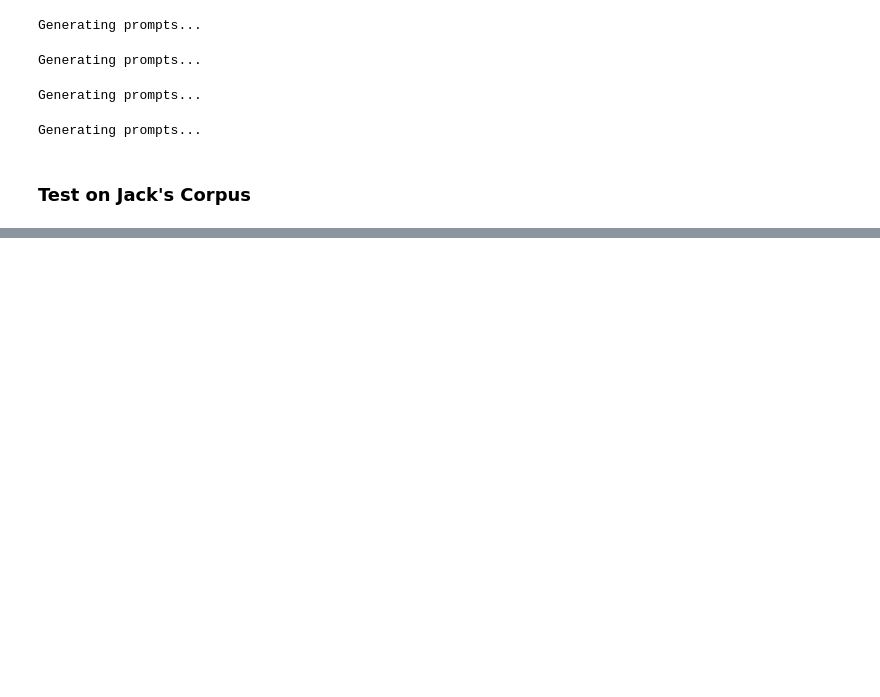
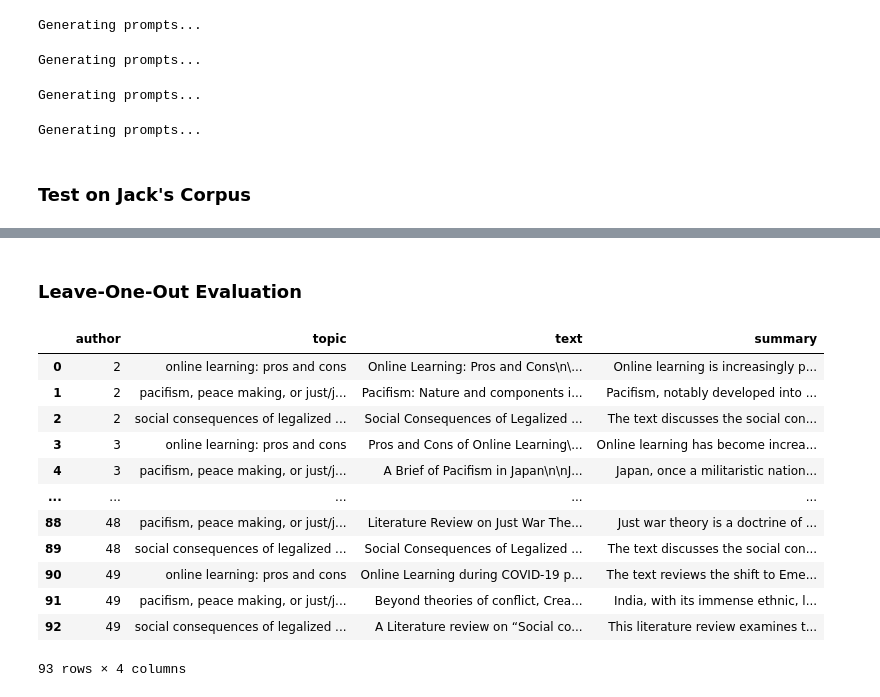
Before and after one commit to jaaack-wang/personalizedWriting, a Jupyter notebook: notebooks/follow_up_LLM_writing_prompts.ipynb, the cells around one changed output, grey strips where cells are left out. Drawn from its saved outputs; the diff is of its cells as text; code cells hidden in the pictures; blank space fills up the shorter version.

```diff
--- a/notebooks/follow_up_LLM_writing_prompts.ipynb
+++ b/notebooks/follow_up_LLM_writing_prompts.ipynb
@@ -534,0 +597,2 @@ Generating prompts...
+# %% [markdown]
+### Leave-One-Out Evaluation
@@ -534,0 +603,19 @@ Generating prompts...
+# %%
+import pandas as pd
+
+df = pd.read_csv("dataset_followup/literatureReviews.csv")
+df
+# %% [output]
+|  | author | topic | text | summary |
+| 0 | 2 | online learning: pros and cons | Online Learning: Pros and Cons\n\... | Online learning is increasingly p... |
+| 1 | 2 | pacifism, peace making, or just/j... | Pacifism: Nature and components i... | Pacifism, notably developed into ... |
+| 2 | 2 | social consequences of legalized ... | Social Consequences of Legalized ... | The text discusses the social con... |
+| 3 | 3 | online learning: pros and cons | Pros and Cons of Online Learning\... | Online learning has become increa... |
+| 4 | 3 | pacifism, peace making, or just/j... | A Brief of Pacifism in Japan\n\nJ... | Japan, once a militaristic nation... |
+| ... | ... | ... | ... | ... |
+| 88 | 48 | pacifism, peace making, or just/j... | Literature Review on Just War The... | Just war theory is a doctrine of ... |
+| 89 | 48 | social consequences of legalized ... | Social Consequences of Legalized ... | The text discusses the social con... |
+| 90 | 49 | online learning: pros and cons | Online Learning during COVID-19 p... | The text reviews the shift to Eme... |
+| 91 | 49 | pacifism, peace making, or just/j... | Beyond theories of conflict, Crea... | India, with its immense ethnic, l... |
+| 92 | 49 | social consequences of legalized ... | A Literature review on “Social co... | This literature review examines t... |
+93 rows × 4 columns
```
Also changed, not shown: parts of 7 cells of this notebook.
